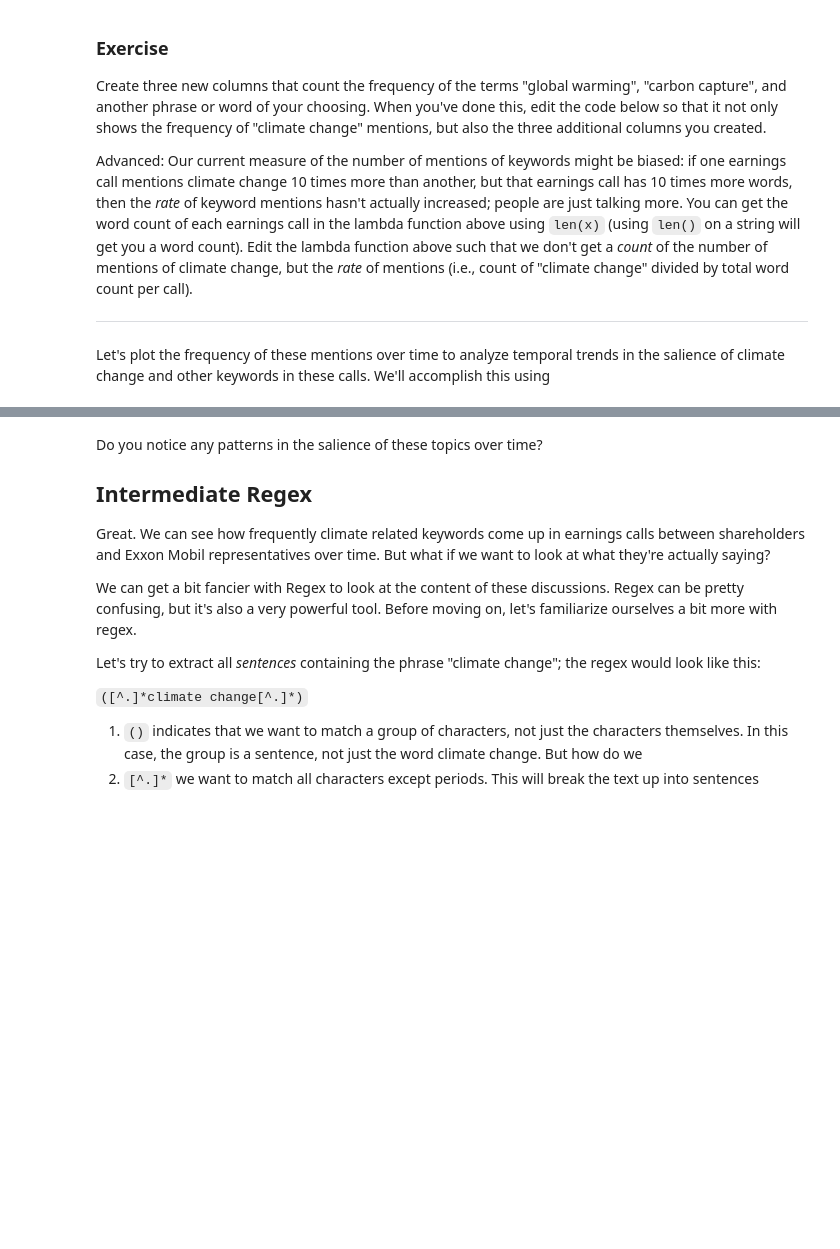
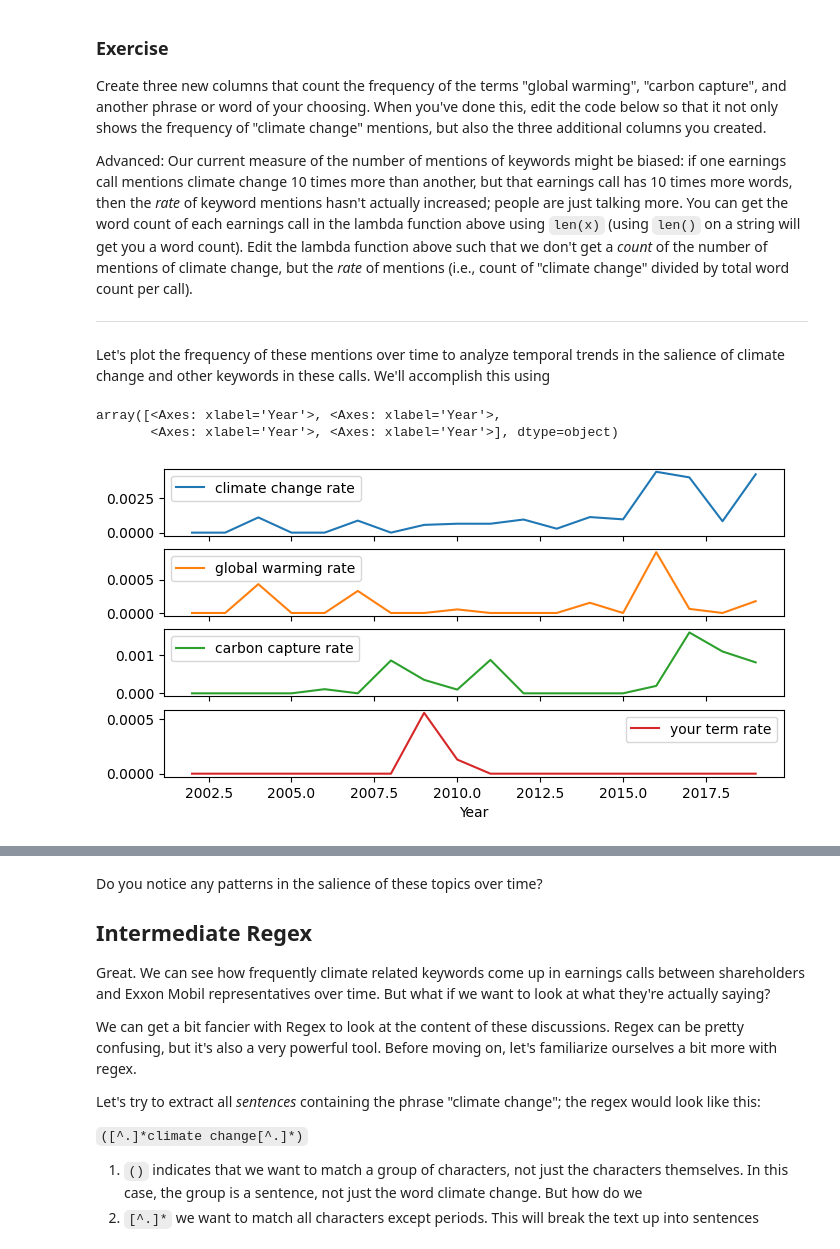
Before and after one commit to Prim-nirotrangsee/QM2, a Jupyter notebook: notebooks/W04. Natural Language Processing.ipynb, the cells around one changed output, grey strips where cells are left out. Saved outputs shown, nothing was run; the diff lists cells and outputs as text; code cells hidden in the pictures; blank space fills up the shorter version.

```diff
--- a/notebooks/W04. Natural Language Processing.ipynb
+++ b/notebooks/W04. Natural Language Processing.ipynb
@@ -273,6 +283,34 @@ Advanced: Our current measure of the number of mentions of keywords might be bia
 
 
 Let's plot the frequency of these mentions over time to analyze temporal trends in the salience of climate change and other keywords in these calls. We'll accomplish this using
+# %%
+import re
+
+def count_term_rate(text, pattern):
+    count = len(re.findall(pattern, text, re.IGNORECASE))
+    word_count = len(text.split())
+    return count / word_count if word_count else 0
+
+df['global warming rate'] = df['Text'].apply(lambda x: count_term_rate(x, r'global warming'))
+df['carbon capture rate'] = df['Text'].apply(lambda x: count_term_rate(x, r'carbon capture'))
+df['your term rate'] = df['Text'].apply(lambda x: count_term_rate(x, r'your term'))
+
+df['climate change rate'] = df['Text'].apply(lambda x: count_term_rate(x, r'climate change'))
+
+df['Year'] = pd.to_datetime(df['Date']).dt.year
+
+yearly_terms = df.groupby('Year').agg({
+    'climate change rate': 'sum',
+    'global warming rate': 'sum',
+    'carbon capture rate': 'sum',
+    'your term rate': 'sum'
+})
+
+yearly_terms.plot(subplots=True, figsize=(8, 4))
+# %% [output]
+array([<Axes: xlabel='Year'>, <Axes: xlabel='Year'>,
+       <Axes: xlabel='Year'>, <Axes: xlabel='Year'>], dtype=object)
+[figure, added]
 # %%
 # extract the year from the date column
 df['Year']=df['Date'].dt.year
```
Also changed, not shown: parts of 17 cells of this notebook.
